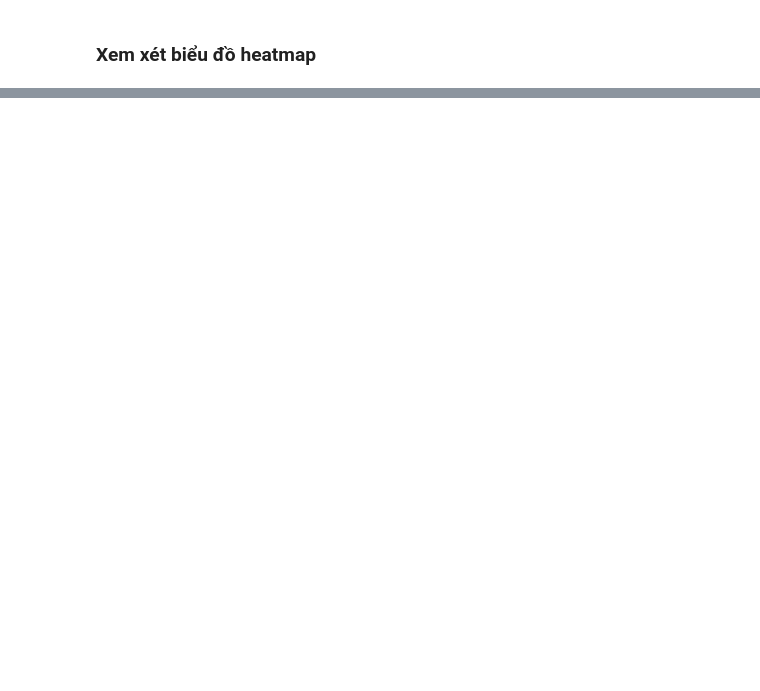
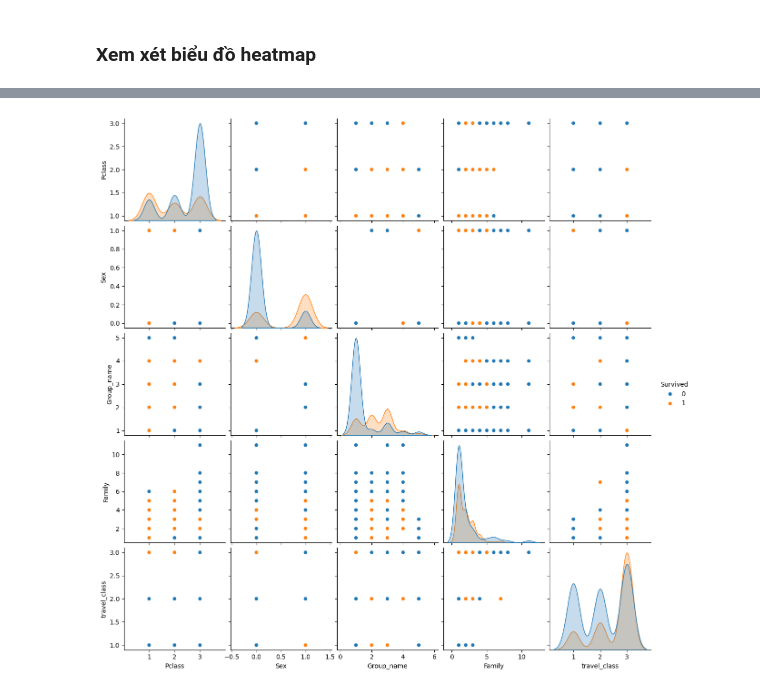
Before and after one commit to MinhNguyen-leo/SGU25_ML_GroupProject, a Jupyter notebook: Challange_1_Titanic/Titanic_ML.ipynb, the cells around one changed output, grey strips where cells are left out. Cells and saved outputs as stored; diff of their text form; code cells hidden in the pictures; blank space fills up the shorter version.

```diff
--- a/Challange_1_Titanic/Titanic_ML.ipynb
+++ b/Challange_1_Titanic/Titanic_ML.ipynb
@@ -494,0 +749,4 @@ array(['Mr', 'Mrs', 'Miss', 'Master', 'Rare'], dtype=object)
+# %%
+sns.pairplot(data=X, hue='Survived');
+# %% [output]
+[figure, added]
```
Also changed, not shown: parts of 50 cells of this notebook, 2 other files.
